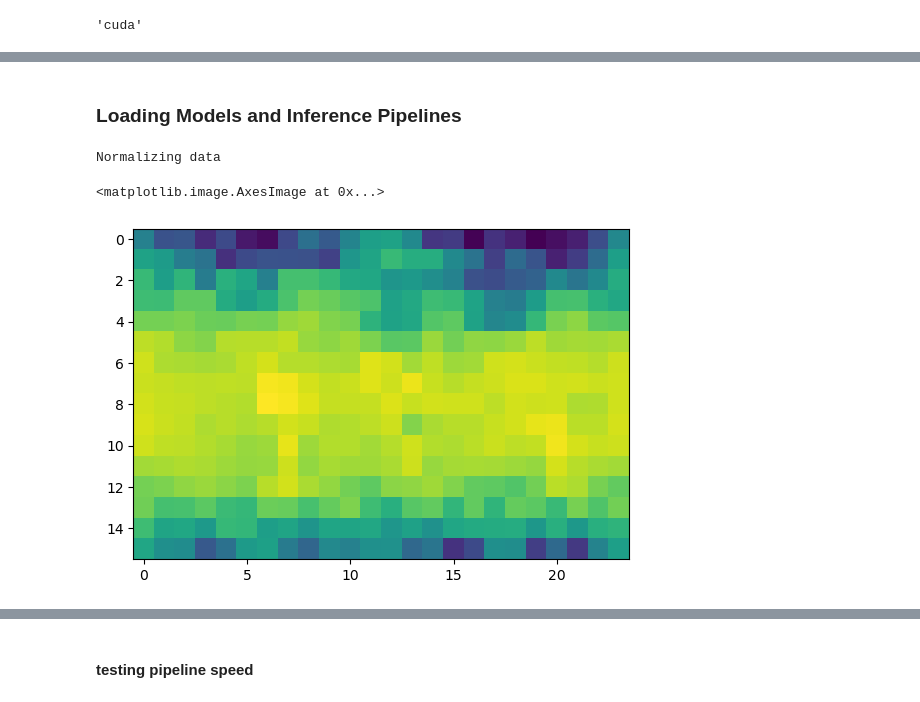
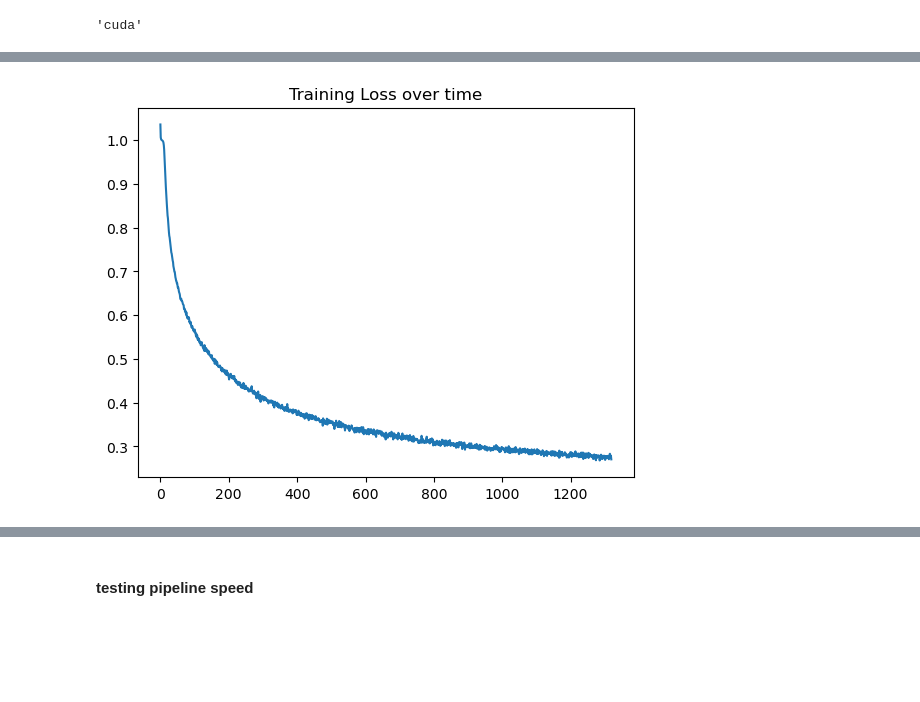
Before and after one commit to SammyAgrawal/diffusion-climsim, a Jupyter notebook: Evaluation.ipynb, the cells around one changed output, grey strips where cells are left out. Cells and saved outputs as stored; diff of their text form; code cells hidden in the pictures; blank space fills up the shorter version.

```diff
--- a/Evaluation.ipynb
+++ b/Evaluation.ipynb
@@ -52,23 +27,4 @@ Xarr.shape, Yarr.shape
-# %% [markdown]
-### Loading Models and Inference Pipelines
 # %%
-def load_config(fname, expid, base_dir="experiments/"):
-    if 'json' not in fname:
-        fname += ".json"
-    with open(os.path.join(base_dir, expid, fname), 'r') as f:
-        cdict = json.load(f)
-    try:
-        tconfig = diff.TrainingConfig(**cdict['training_config'])
-    except:
-        print("mismatch between tconfig and class")
-        tconfig = cdict['training_config']
-    try:
-        mconfig = diff.ModelConfig(**cdict['model_config'])
-    except:
-        print("mismatch between mconfig and class")
-        mconfig = cdict['model_config']
-
-    return(tconfig, mconfig)
-
-tconfig, mconfig = load_config("trial_log", "test_ddpm_1")
-mconfig.scheduler_type = 'ddim'
+exp_id = "full_dataset_testrun"
+run_id = "trial_1b"
+tconfig, mconfig, dconfig = tru.load_config(run_id, exp_id)
@@ -81,0 +31,12 @@ def fetch_model_from_ckpt(ckpt_fname, log_fname, expid, base_dir="experiments/")
+# %%
+base_dir = os.path.join("experiments", exp_id)
+# %%
+with open(os.path.join(base_dir, "trial_1b.json"), 'r') as file:
+    log = json.load(file)
+training_losses = log['train_loss']
+# %%
+plt.plot(training_losses)
+plt.title("Training Loss over time")
+plt.show()
+# %% [output]
+[figure, added]
@@ -82,9 +49,3 @@ def fetch_model_from_ckpt(ckpt_fname, log_fname, expid, base_dir="experiments/")
 # %%
-test_ds = diff.ClimsimImageDataset(Xarr, Yarr, mconfig=mconfig, device=device, channel_first=False)
+dataset = data.load_dataset(dconfig)
+dataset.log = False
-# %% [output]
-Normalizing data
-# %%
-plt.imshow(test_ds[0][:, :, 59].detach().cpu())
-# %% [output]
-<matplotlib.image.AxesImage at 0x...>
-[figure, removed]
```
Also changed, not shown: parts of 36 cells of this notebook, 5 other files.
